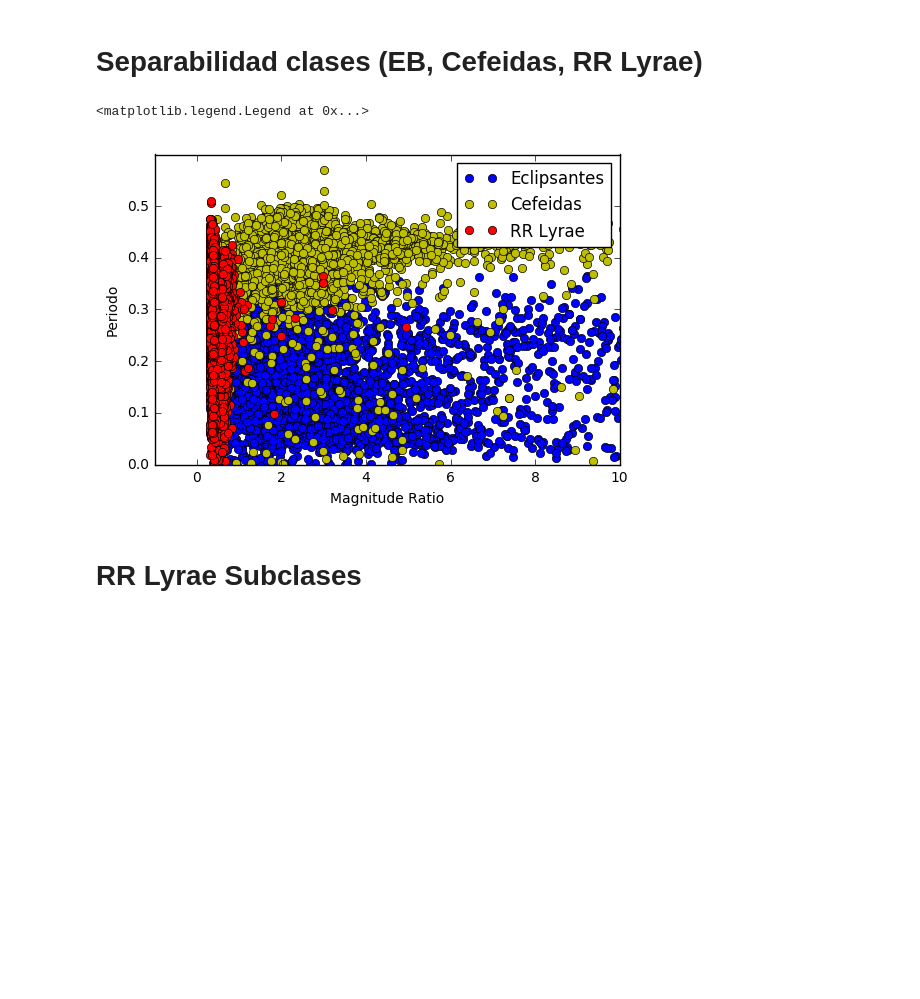
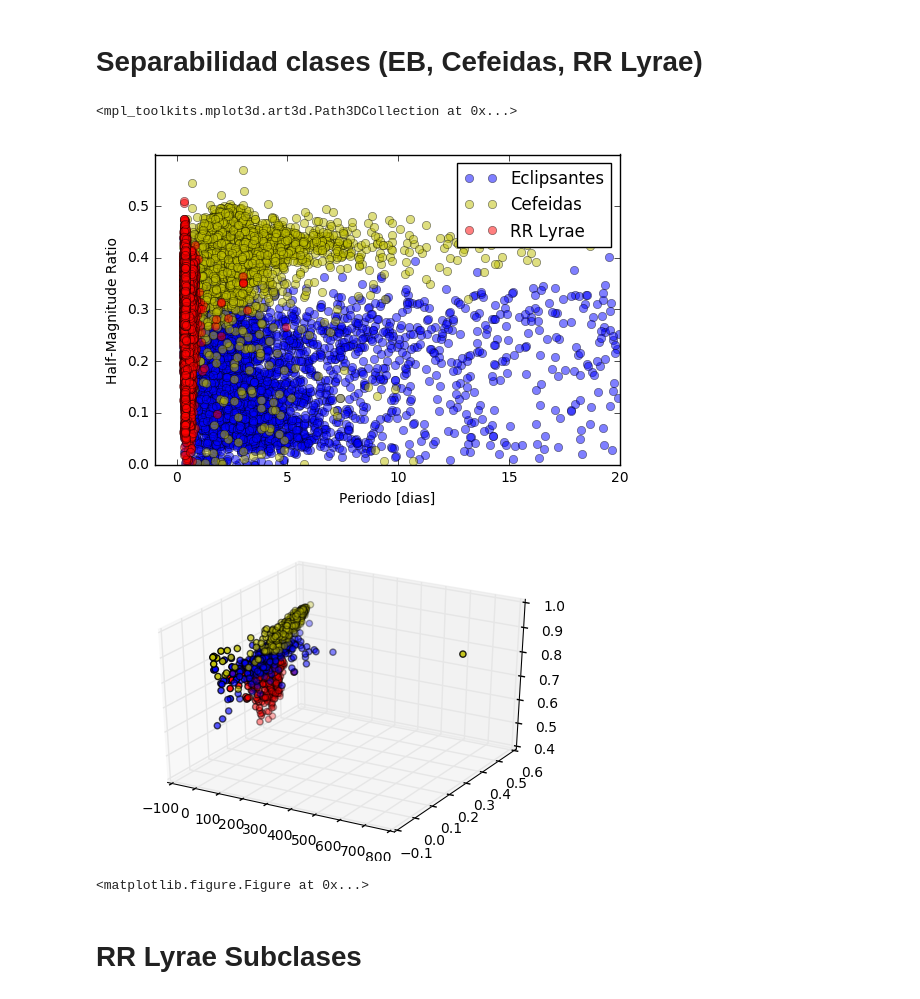
Before and after one commit to nicolasencina/Inteligencia_Proyecto, a Jupyter notebook: Preprocesamiento.ipynb, the cells around one changed output. Cells and saved outputs as stored; diff of their text form; code cells hidden in the pictures; blank space fills up the shorter version.

```diff
--- a/Preprocesamiento.ipynb
+++ b/Preprocesamiento.ipynb
@@ -496,42 +424,86 @@ caracteristicas = pickle.load( open( "final_features.p", "rb" ) )
 
 feature_1 = 48
 feature_2 = 35
+feature_3 = 31
+
+def achicar(x,y,z,n1, n2):
+    return x[n1:n2], y[n1:n2], z[n1:n2]
+
+def convert_to_float(xs, ys, zs):
+    xs = map(lambda x: float(x),xs)
+    ys = map(lambda x: float(x),ys)
+    zs = map(lambda x: float(x),zs)
+    return xs, ys, zs
+
 
 RR_feature_1 = []
 RR_feature_2 = []
+RR_feature_3 = []
 
 EB_feature_1 = []
 EB_feature_2 = []
+EB_feature_3 = []
 
 Ceph_feature_1 = []
 Ceph_feature_2 = []
+Ceph_feature_3 = []
 
 for j in range(len(caracteristicas[:,0])):
     if caracteristicas[j,0][0] == 'R':
         RR_feature_1.append(caracteristicas[j,feature_1])
         RR_feature_2.append(caracteristicas[j,feature_2])
+        RR_feature_3.append(caracteristicas[j,feature_3])
+
 
     elif caracteristicas[j,0][0] == 'E':
         EB_feature_1.append(caracteristicas[j,feature_1])
         EB_feature_2.append(caracteristicas[j,feature_2])
+        EB_feature_3.append(caracteristicas[j,feature_3])
     else:
         Ceph_feature_1.append(caracteristicas[j,feature_1])
         Ceph_feature_2.append(caracteristicas[j,feature_2])
+        Ceph_feature_3.append(caracteristicas[j,feature_3])
 
         #[label, Red_mean, Red_std, Red_MagRatio, Red_amplitude, Blue_mean, Blue_std,
         #Blue_MagRatio, Blue_amplitude, period]
 
-p1, = plt.plot(EB_feature_1, EB_feature_2 , 'o', color='b')
-p2, = plt.plot(Ceph_feature_1, Ceph_feature_2 , 'o', color='y') ##g^
-p3, = plt.plot(RR_feature_1, RR_feature_2 , 'o', color='r')
-plt.axis([-1,10, 0, .6])
-plt.xlabel("Magnitude Ratio")
-plt.ylabel("Periodo")
+plt.figure()
+p1, = plt.plot(EB_feature_1, EB_feature_2 , 'o', color='b', alpha = 0.5)
+p2, = plt.plot(Ceph_feature_1, Ceph_feature_2 , 'o', color='y', alpha = 0.5) ##g^
+p3, = plt.plot(RR_feature_1, RR_feature_2 , 'o', color='r', alpha = 0.5)
+plt.axis([-1,20, 0, .6])
+plt.xlabel("Periodo [dias]")
+plt.ylabel("Half-Magnitude Ratio")
 
 plt.legend([ p1, p2, p3], ["Eclipsantes" ,"Cefeidas", "RR Lyrae"])
+
+
+from mpl_toolkits.mplot3d import Axes3D
+
+fig = plt.figure()
+ax = fig.add_subplot(111, projection='3d')
+
+xsE, ysE, zsE = convert_to_float(EB_feature_1,EB_feature_2, EB_feature_3)
+xsR, ysR, zsR = convert_to_float(RR_feature_1,RR_feature_2, RR_feature_3)
+xsC, ysC, zsC = convert_to_float(Ceph_feature_1,Ceph_feature_2,Ceph_feature_3)
+
+plt.figure()
+
+n1 = 5
+n2 = len(xsE)//20
+xsE, ysE, zsE = achicar(xsE, ysE, zsE,n1, n2)
+xsR, ysR, zsR = achicar(xsR, ysR, zsR,n1, n2)
+xsC, ysC, zsC = achicar(xsC, ysC, zsC,n1, n2)
+
+
+ax.scatter(xsE, ysE, zsE, zdir='z', c='b')
+ax.scatter(xsR, ysR, zsR, zdir='z', c='r')
+ax.scatter(xsC, ysC, zsC, zdir='z', c='y')
 # %% [output]
-<matplotlib.legend.Legend at 0x...>
+<mpl_toolkits.mplot3d.art3d.Path3DCollection at 0x...>
-[figure, old version]
+[figure, new version]
+[figure, added]
+<matplotlib.figure.Figure at 0x...>
 # %% [markdown]
 # RR Lyrae Subclases
 # %%
```
Also changed, not shown: parts of 11 cells of this notebook, 2 other files.
